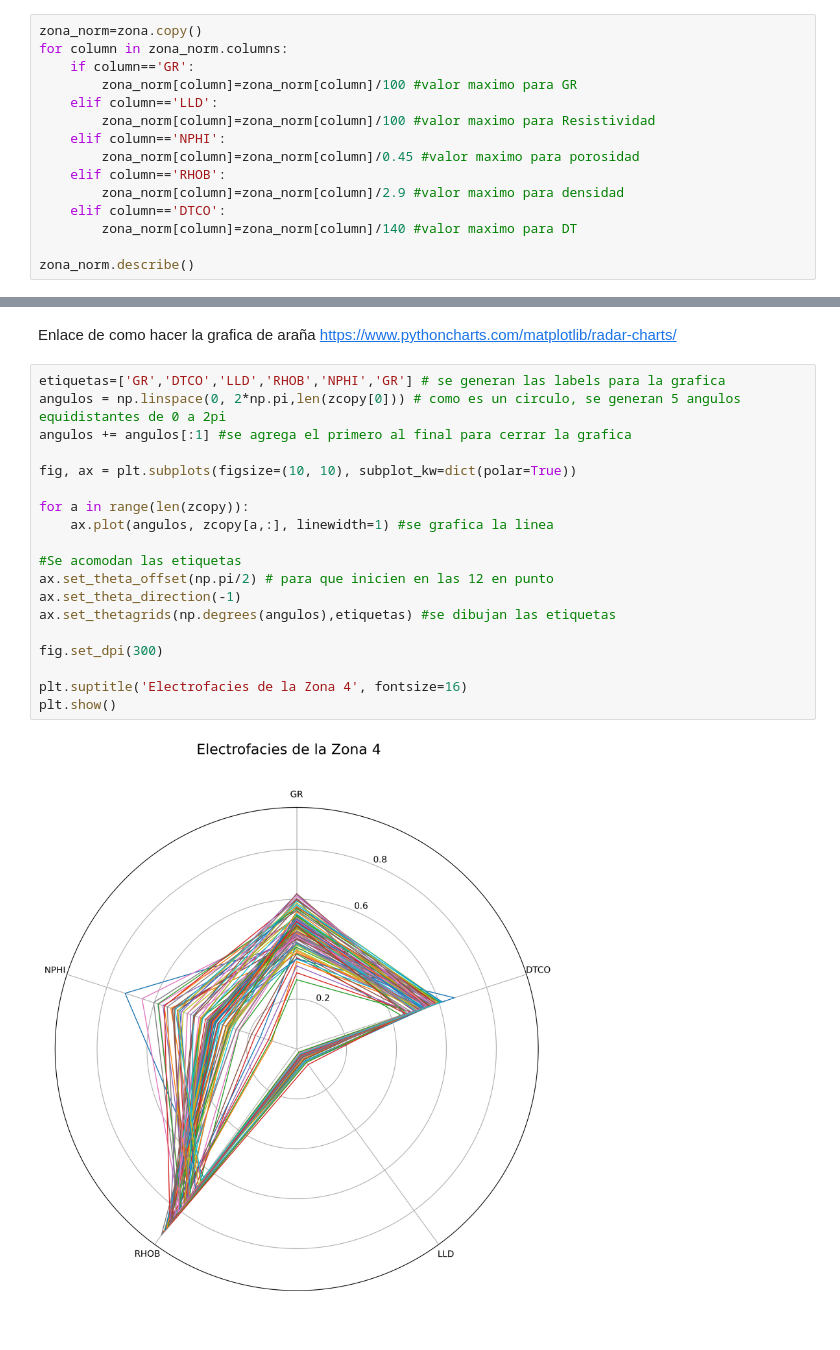
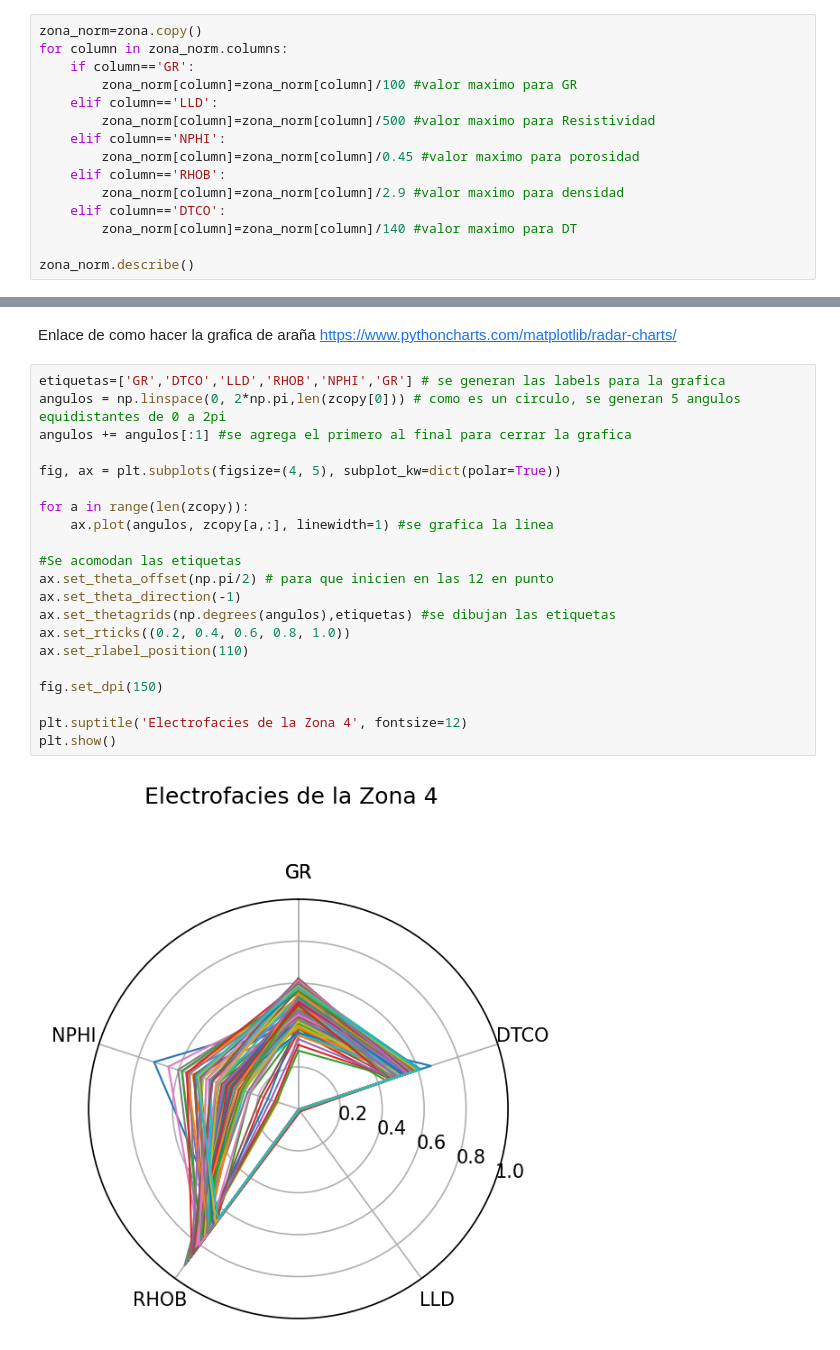
Before and after one commit to esia0120/fisicarocas, a Jupyter notebook: 3. electrofacies.ipynb, the cells around one changed output, grey strips where cells are left out. Saved outputs shown, nothing was run; the diff lists cells and outputs as text.

```diff
--- a/3. electrofacies.ipynb
+++ b/3. electrofacies.ipynb
@@ -218,7 +196,7 @@ for column in zona_norm.columns:
     if column=='GR':
         zona_norm[column]=zona_norm[column]/100 #valor maximo para GR
     elif column=='LLD':
-        zona_norm[column]=zona_norm[column]/100 #valor maximo para Resistividad
+        zona_norm[column]=zona_norm[column]/500 #valor maximo para Resistividad
     elif column=='NPHI':
         zona_norm[column]=zona_norm[column]/0.45 #valor maximo para porosidad
     elif column=='RHOB':
@@ -247,21 +225,23 @@ Enlace de como hacer la grafica de araña <https://www.pythoncharts.com/matplotl
 # %%
 etiquetas=['GR','DTCO','LLD','RHOB','NPHI','GR'] # se generan las labels para la grafica
 angulos = np.linspace(0, 2*np.pi,len(zcopy[0])) # como es un circulo, se generan 5 angulos equidistantes de 0 a 2pi
 angulos += angulos[:1] #se agrega el primero al final para cerrar la grafica
 
-fig, ax = plt.subplots(figsize=(10, 10), subplot_kw=dict(polar=True))
+fig, ax = plt.subplots(figsize=(4, 5), subplot_kw=dict(polar=True))
 
 for a in range(len(zcopy)):
     ax.plot(angulos, zcopy[a,:], linewidth=1) #se grafica la linea
 
 #Se acomodan las etiquetas
 ax.set_theta_offset(np.pi/2) # para que inicien en las 12 en punto
 ax.set_theta_direction(-1)
 ax.set_thetagrids(np.degrees(angulos),etiquetas) #se dibujan las etiquetas
+ax.set_rticks((0.2, 0.4, 0.6, 0.8, 1.0))
+ax.set_rlabel_position(110)
 
-fig.set_dpi(300)
+fig.set_dpi(150)
 
-plt.suptitle('Electrofacies de la Zona 4', fontsize=16)
+plt.suptitle('Electrofacies de la Zona 4', fontsize=12)
 plt.show()
 # %% [output]
-[figure, old version]
+[figure, new version]
```
Also changed, not shown: parts of 16 cells of this notebook.
